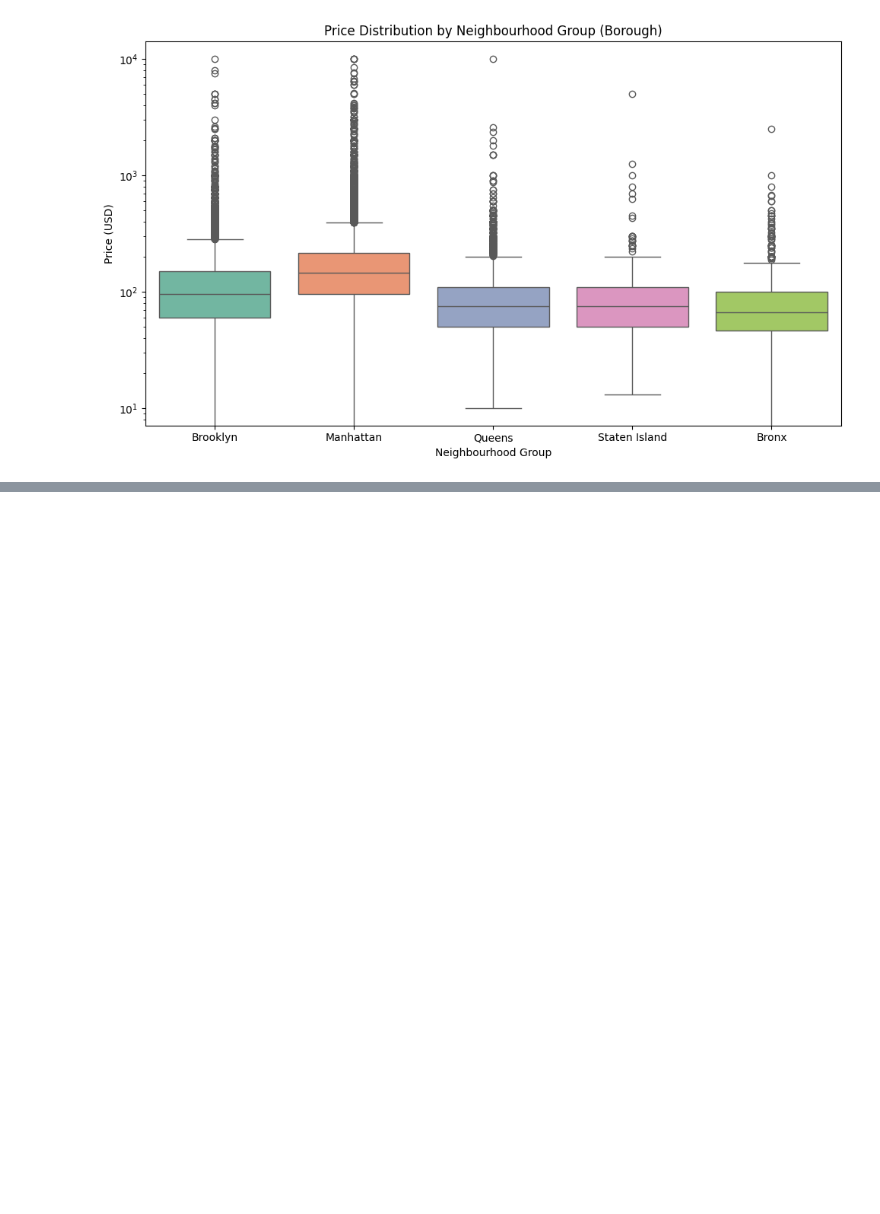
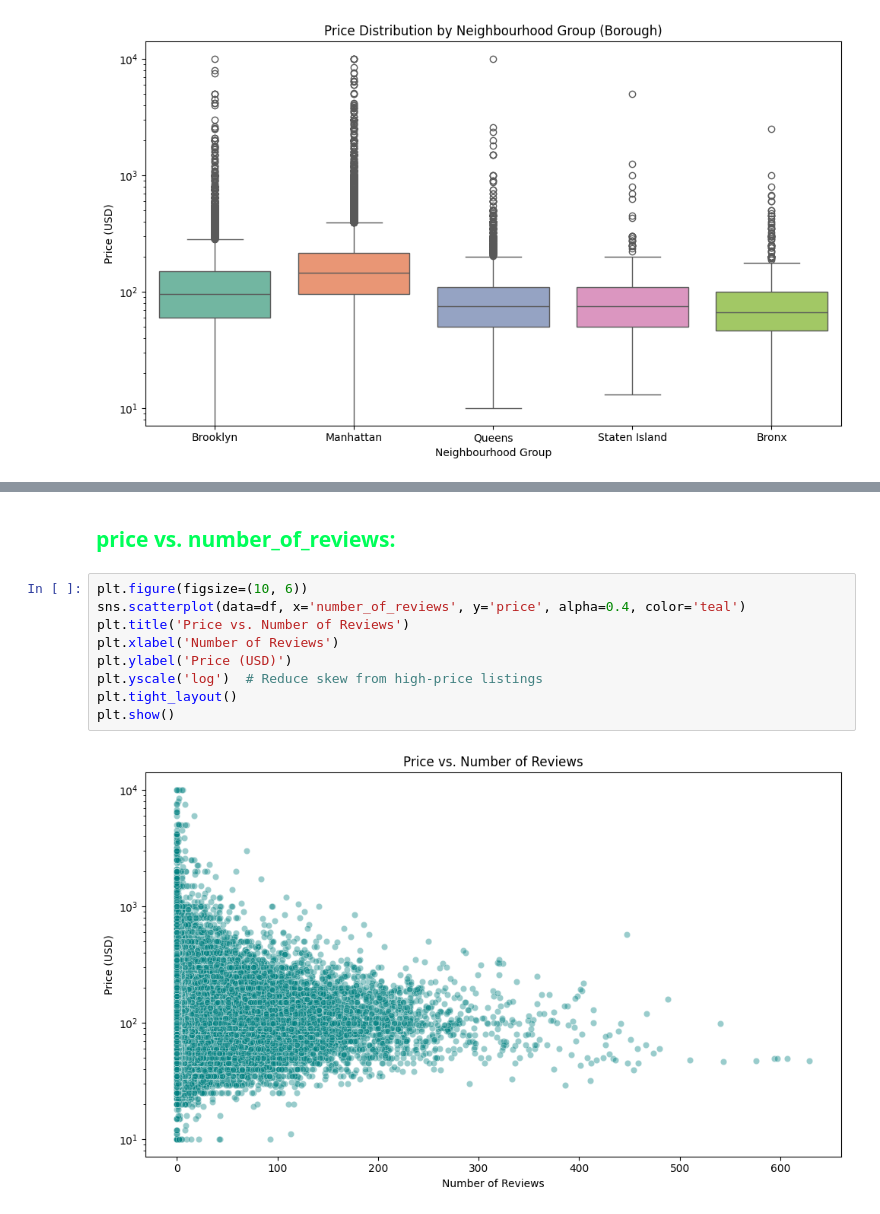
Before and after one commit to sachinn854/Airbnb-NYC-Listings-Data-Analysis-and-Dashboard, a Jupyter notebook: eda.ipynb, the cells around one changed output, grey strips where cells are left out. Drawn from its saved outputs; the diff is of its cells as text; blank space fills up the shorter version.

```diff
--- a/eda.ipynb
+++ b/eda.ipynb
@@ -800,0 +892,15 @@ plt.show()
+# %% [markdown]
+
+<h4 style="font-family:Segoe UI,Tahoma,Geneva,Verdana,sans-serif; font-size:1.5em; color: #00ff59ff; margin-top:20px; margin-bottom:10px;">
+price vs. number_of_reviews:</h4>
+# %%
+plt.figure(figsize=(10, 6))
+sns.scatterplot(data=df, x='number_of_reviews', y='price', alpha=0.4, color='teal')
+plt.title('Price vs. Number of Reviews')
+plt.xlabel('Number of Reviews')
+plt.ylabel('Price (USD)')
+plt.yscale('log')  # Reduce skew from high-price listings
+plt.tight_layout()
+plt.show()
+# %% [output]
+[figure, added]
```
Also changed, not shown: parts of 38 cells of this notebook.
